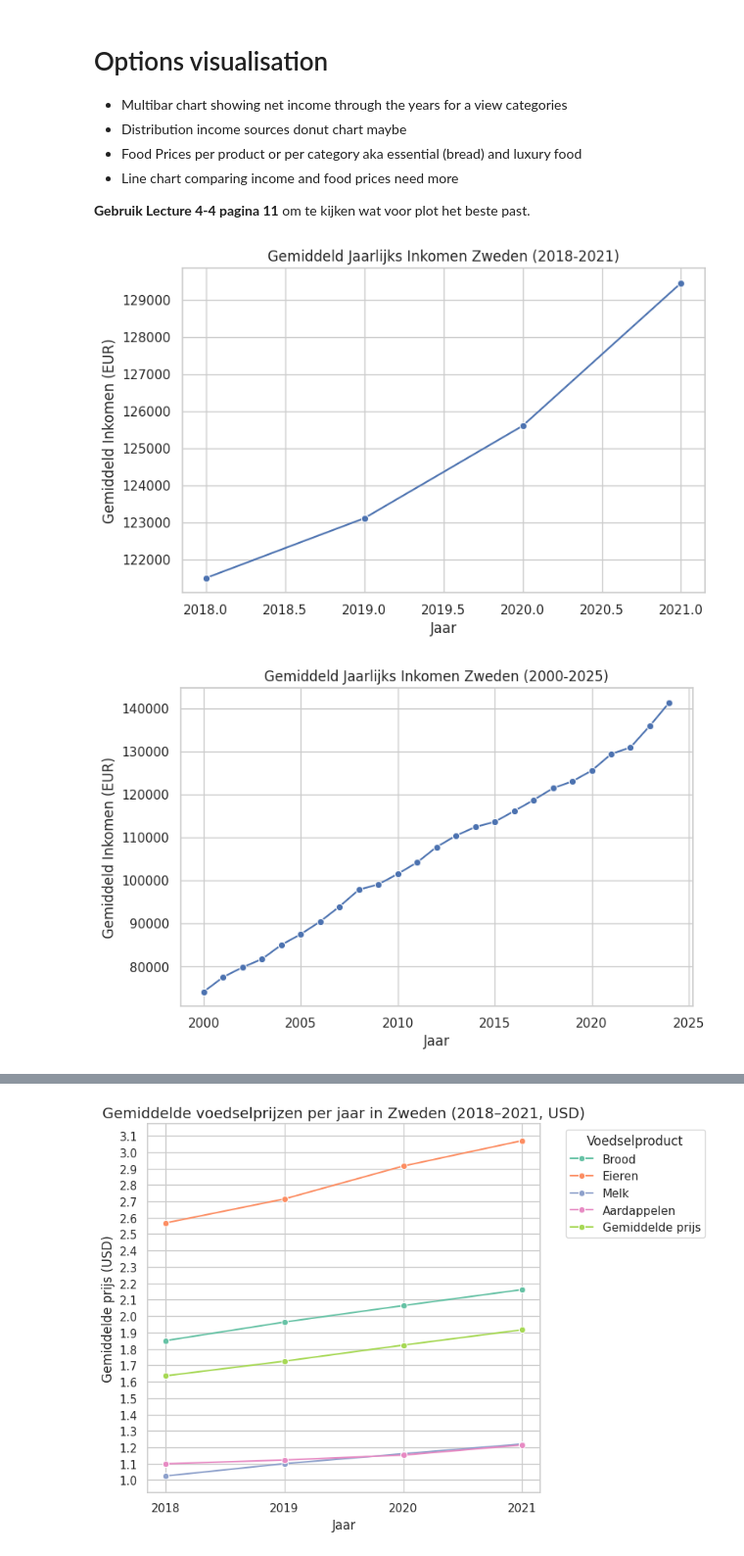
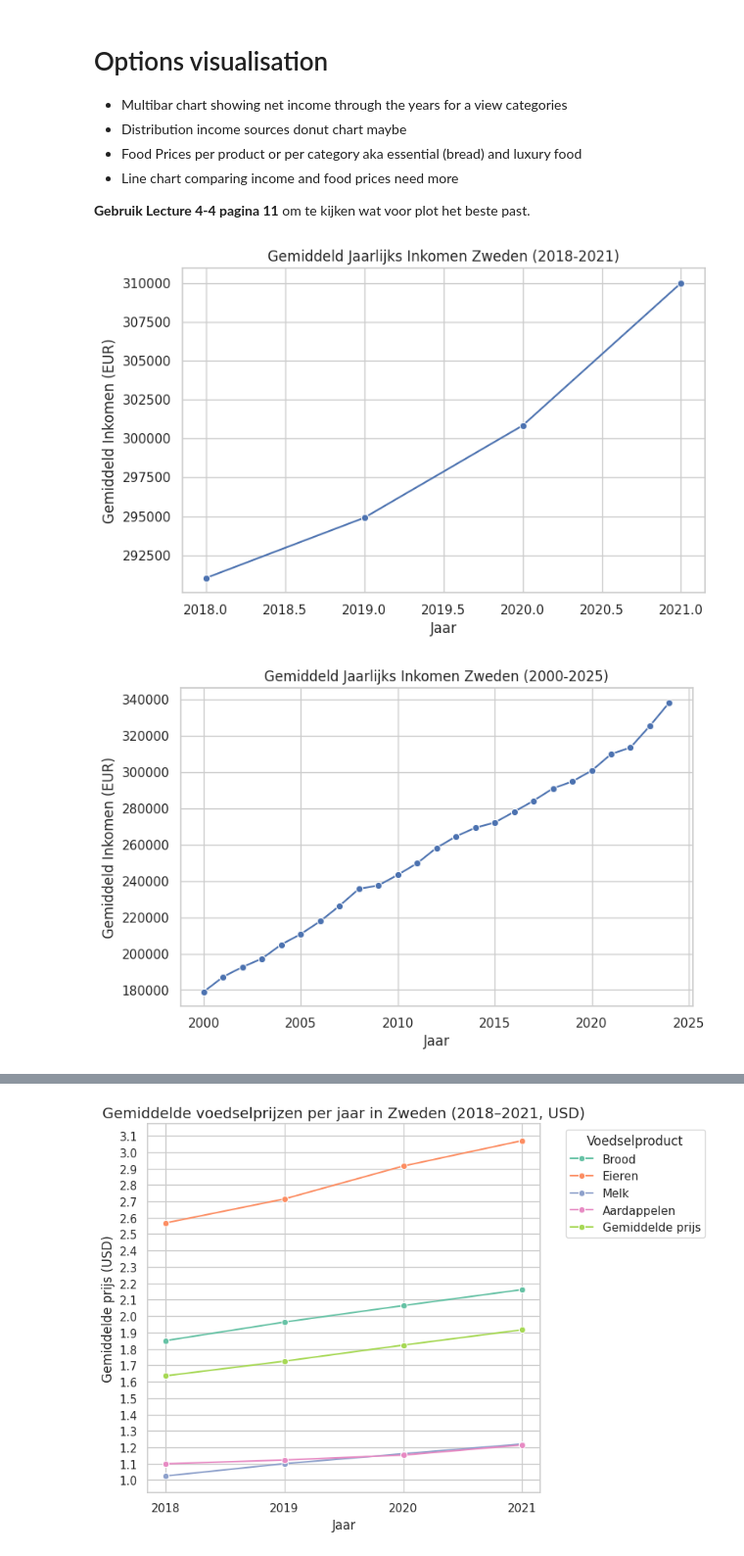
Before and after one commit to prox05/IV-KI-2025, a Jupyter notebook: docs/notebook.ipynb, the cells around one changed output, grey strips where cells are left out. Shown at 98% size. Saved outputs shown, nothing was run; the diff lists cells and outputs as text; code cells hidden in the pictures.

```diff
--- a/docs/notebook.ipynb
+++ b/docs/notebook.ipynb
@@ -74,34 +74,34 @@ need more
 # %%
 import pandas as pd
 import numpy as np
 import matplotlib.pyplot as plt
 import seaborn as sns
+import plotly.graph_objs as go
+import plotly.express as px
 import calendar
 
 sns.set(style="whitegrid")
 
 income = pd.read_csv('filtered/Annual_Net_Earnings_Sweden_2018-2021.csv')
 
-income_sweden = income[(income['TIME_PERIOD'] >= 2018) & (income['TIME_PERIOD'] <= 2021)]
+income_sweden = income[(income['estruct'] == 'Total') & (income['TIME_PERIOD'] >= 2018) & (income['TIME_PERIOD'] <= 2021)]
 
 avg_income = income_sweden.groupby('TIME_PERIOD')['OBS_VALUE'].mean().reset_index()
 
 plt.figure(figsize=(8,5))
 sns.lineplot(data=avg_income, x='TIME_PERIOD', y='OBS_VALUE', marker='o')
 plt.title('Gemiddeld Jaarlijks Inkomen Zweden (2018-2021)')
 plt.xlabel('Jaar')
 plt.ylabel('Gemiddeld Inkomen (EUR)')
 plt.show()
 # %% [output]
-[figure, old version]
+[figure, new version]
 # %%
 sns.set(style="whitegrid")
 
 income = pd.read_csv('filtered/Annual_Net_Earnings_Sweden.csv')
 
-
-avg_income = income.groupby('TIME_PERIOD')['OBS_VALUE'].mean().reset_index()
-
+avg_income = income[(income['estruct'] == 'Total')].groupby('TIME_PERIOD')['OBS_VALUE'].mean().reset_index()
 
 plt.figure(figsize=(8,5))
 sns.lineplot(data=avg_income, x='TIME_PERIOD', y='OBS_VALUE', marker='o')
@@ -110,4 +110,4 @@ plt.xlabel('Jaar')
 plt.ylabel('Gemiddeld Inkomen (EUR)')
 plt.show()
 # %% [output]
-[figure, old version]
+[figure, new version]
```
Also changed, not shown: parts of 5 cells of this notebook, 14 other files.
